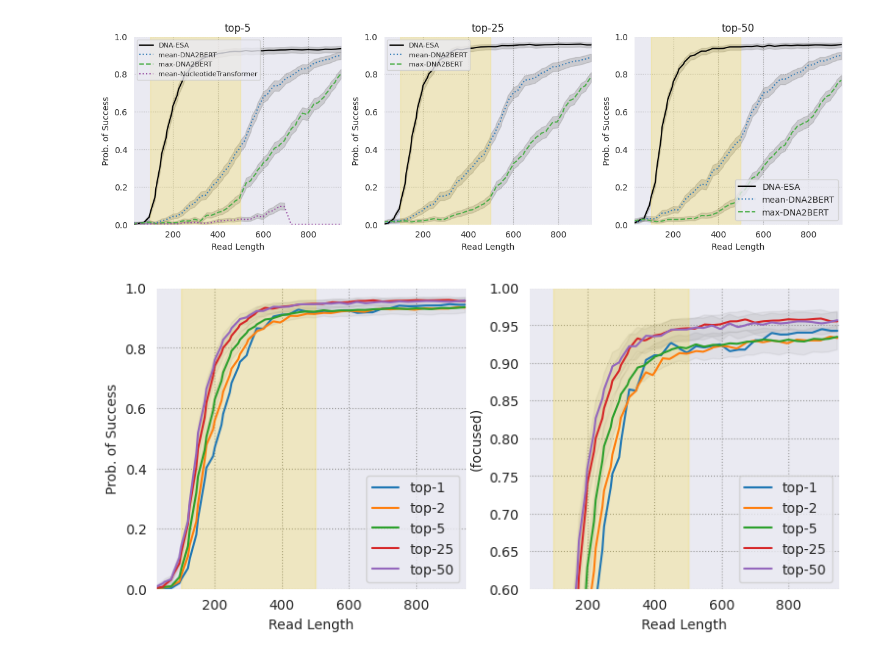
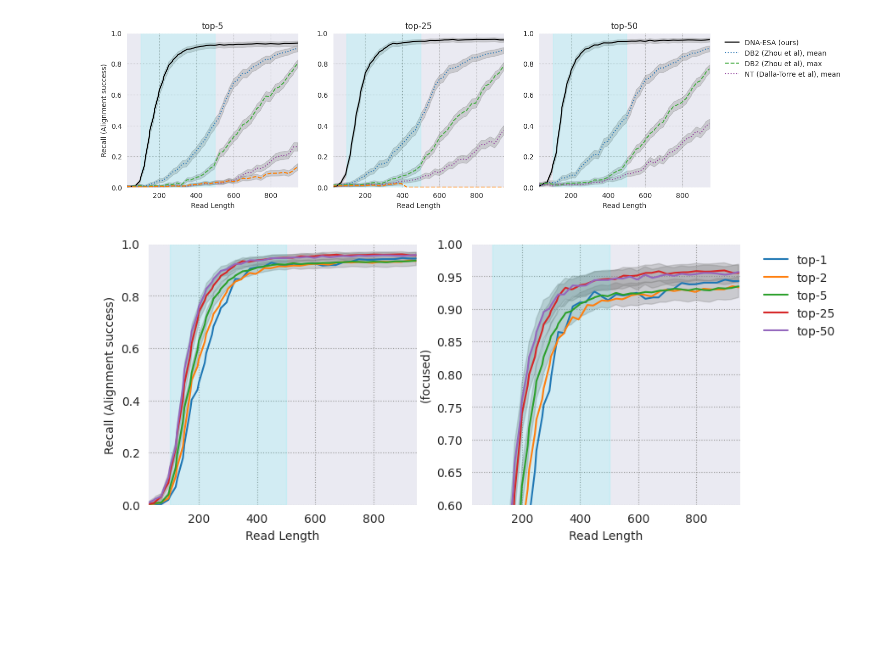
Before and after one commit to KennethEnevoldsen/dna2vec, a Jupyter notebook: evaluate/test_permutes.ipynb, the cells around one changed output. Cells and saved outputs as stored; diff of their text form; code cells hidden in the pictures; blank space fills up the shorter version.

```diff
--- a/evaluate/test_permutes.ipynb
+++ b/evaluate/test_permutes.ipynb
@@ -73,7 +73,7 @@ panes = {
               "mean-DNA2BERT": "run_config-dna2bert-mean-all_1000_25_25",
               "max-DNA2BERT": "run_config-dna2bert-max-all_1000_25_25",
               "mean-NucleotideTransformer": "run_config-nucleotide-transformer-mean-all_1000_25_25",
-              "max-NucleotideTransformer": "run_config-nucleotide-transformer-max-all_1000_25_25",
+              "max-NucleotideTransformer": "run_config-nucleotide-transformer-max-all_1000_25_50",
               "mean-HyenaDNA": "run_config-hyena-dna-mean-all_1000_25_25",
               "max-HyenaDNA": "run_config-hyena-dna-max-all_1000_25_25",
     },
@@ -87,41 +87,54 @@ panes = {
     }
 }
 
+label_vocabulary = {"DNA-ESA": "DNA-ESA (ours)", "mean-DNA2BERT": "DB2 (Zhou et al), mean", "max-DNA2BERT": "DB2 (Zhou et al), max",
+                    "mean-NucleotideTransformer": "NT (Dalla-Torre et al), mean", "max-NucleotideTransformer": "NT (Dalla-Torre et al), max",
+                    "mean-HyenaDNA": "HD (Nguyen et al), mean", "max-HyenaDNA": "HD (Nguyen et al), max"}
 import seaborn as sns
 sns.set_style("darkgrid", {"grid.color": ".6", "grid.linestyle": ":"})
 colors = sns.color_palette("Set1")
 
 color_dict = {}
 for i,(k,pane) in enumerate(panes["top-5"].items()):
     color_dict[k] = colors[i]
 
 
 csfont = {'fontname':'Times New Roman'}
 
 fig, ax = plt.subplots(1, 3, figsize=(15, 4))
 order = ["top-5", "top-25", "top-50"]
 for i, ord_ in enumerate(order):
     for k,v in panes[ord_].items():
         try:
-            plot_stability(panes[ord_][k], color=color_dict[k], label=k, axes = ax[i])
+            plot_stability(panes[ord_][k], color=color_dict[k], label=label_vocabulary[k], axes = ax[i])
         except:
             pass
     sns.set_style("darkgrid", {"grid.color": ".6", "grid.linestyle": ":"})
-    ax[i].fill_between([100, 500], 0, 1, color='gold', alpha=0.2)
+    ax[i].fill_between([100, 500], 0, 1, color='cyan', alpha=0.1)
 
     ax[i].set_xlabel("Read Length")
-    ax[i].set_ylabel("Prob. of Success")
+    if i == 0:
+        ax[i].set_ylabel("Recall (Alignment success)")
     # ax[i].grid(which="both")
     ax[i].set_xlim([25, 950])
     ax[i].set_ylim([0,1])
     ax[i].set_title(ord_)
-    ax[i].legend(fontsize="8", loc="upper left")
-plt.legend()
+    # if i == len(order) - 1:  # Only for the last subplot
+    #     ax[i].legend(fontsize="8", loc="lower right", bbox_to_anchor=(1, 1))
+    # else:
+    #     ax[i].legend().set_visible(False)  # Hide legend for other subplots
+
+    # ax[i].legend(fontsize="8", loc="upper left")
+fig.subplots_adjust(right=0.90)  # Adjust the value as needed
+
+# Create a legend outside the subplots
+plt.legend(bbox_to_anchor=(1.05, 1), loc='upper left', frameon=False, facecolor='white')
+# plt.legend()
 output_file = 'figures/baselines.png'
 plt.savefig(output_file, dpi=500, bbox_inches='tight', format="png")
 plt.show()
 # %% [output]
-[figure, old version]
+[figure, new version]
 # %%
 panes = {
     "top-1": "run_config-trained-all-longer-all_random_sub_1000_1_25",
@@ -152,9 +165,9 @@ ax[0].set_xlabel("Read Length")
 ax[0].set_xlim([25,950])
 ax[0].set_ylim([0,1])
 
-ax[0].set_ylabel("Prob. of Success")
-ax[0].fill_between([100, 500], 0, 1, color='gold', alpha=0.2)
-ax[0].legend(fontsize="10", loc="lower right")
+ax[0].set_ylabel("Recall (Alignment success)")
+ax[0].fill_between([100, 500], 0, 1, color='cyan', alpha=0.1)
+# ax[0].legend(fontsize="10", loc="lower right")
 
 ax[1].set_xlabel("Read Length")
 
@@ -162,11 +175,16 @@ ax[1].set_xlim([25,950])
 ax[1].set_ylim([0.6,1])
 ax[1].set_ylabel("(focused)")
 
-ax[1].fill_between([100, 500], 0, 1, color='gold', alpha=0.2)
-ax[1].legend(fontsize="10", loc="lower right")
+ax[1].fill_between([100, 500], 0, 1, color='cyan', alpha=0.1)
+# ax[1].legend(fontsize="10", loc="lower right")
+
+fig.subplots_adjust(right=0.90)  # Adjust the value as needed
+
+# Create a legend outside the subplots
+plt.legend(bbox_to_anchor=(1.05, 1), loc='upper left', frameon=False, facecolor='white')
 
 output_file = 'figures/topk.png'
 plt.savefig(output_file, dpi=500, bbox_inches='tight', format="png")
 plt.show()
 # %% [output]
-[figure, old version]
+[figure, new version]
```
Also changed, not shown: 4 other files.
